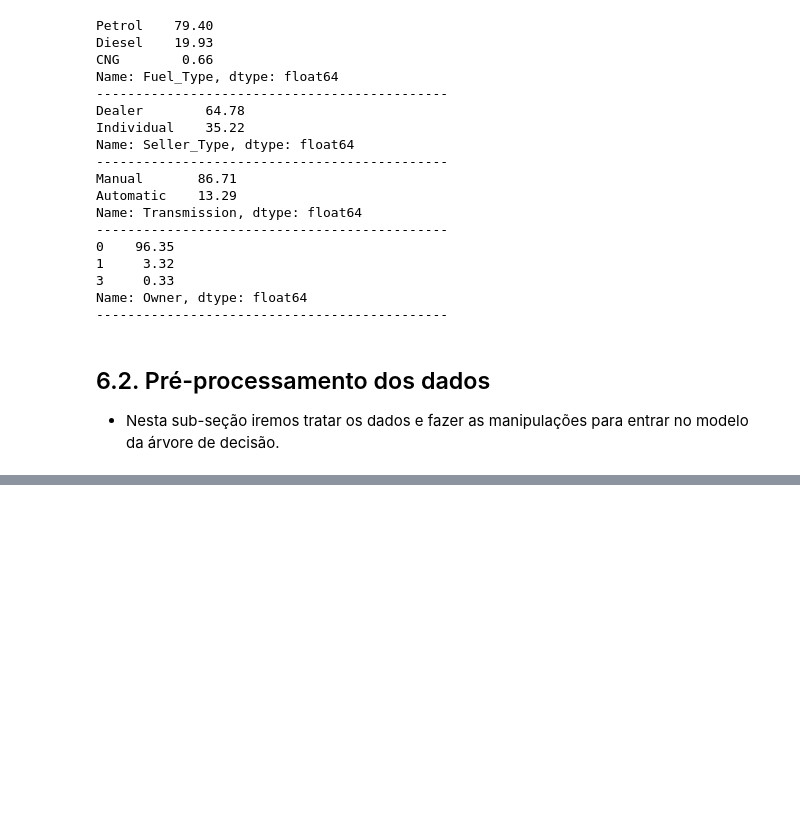
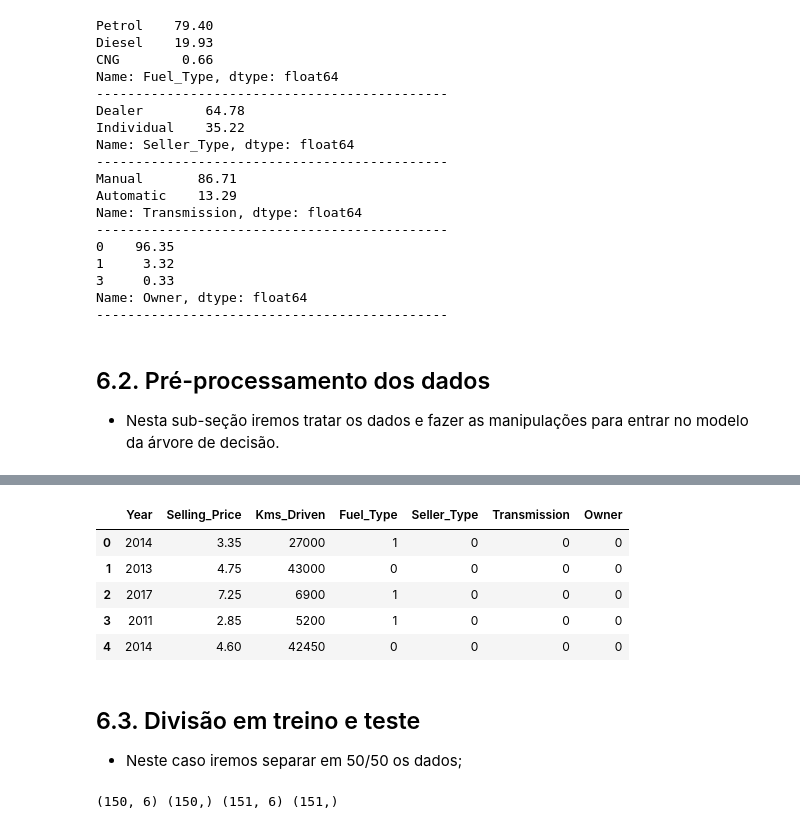
Before and after one commit to barbosarafael/Anotacoes, a Jupyter notebook: ML_Modelos/Arvore_de_decisao/arvore_de_decisao.ipynb, the cells around one changed output, grey strips where cells are left out. Saved outputs shown, nothing was run; the diff lists cells and outputs as text; code cells hidden in the pictures; blank space fills up the shorter version.

```diff
--- a/ML_Modelos/Arvore_de_decisao/arvore_de_decisao.ipynb
+++ b/ML_Modelos/Arvore_de_decisao/arvore_de_decisao.ipynb
@@ -386,0 +442,29 @@ Name: Owner, dtype: float64
+# %%
+varcat_to_num = ["Seller_Type", "Transmission"]
+
+banco[varcat_to_num] = banco[varcat_to_num].apply(lambda x: pd.factorize(x)[0])
+
+banco.head()
+# %% [output]
+|  | Year | Selling_Price | Kms_Driven | Fuel_Type | Seller_Type | Transmission | Owner |
+| 0 | 2014 | 3.35 | 27000 | 1 | 0 | 0 | 0 |
+| 1 | 2013 | 4.75 | 43000 | 0 | 0 | 0 | 0 |
+| 2 | 2017 | 7.25 | 6900 | 1 | 0 | 0 | 0 |
+| 3 | 2011 | 2.85 | 5200 | 1 | 0 | 0 | 0 |
+| 4 | 2014 | 4.60 | 42450 | 0 | 0 | 0 | 0 |
+# %% [markdown]
+## 6.3. Divisão em treino e teste
+
+- Neste caso iremos separar em 50/50 os dados;
+# %%
+from sklearn.model_selection import train_test_split
+
+x = banco.drop("Selling_Price", axis = 1)
+y = banco["Selling_Price"]
+
+
+x_treino, x_teste, y_treino, y_teste = train_test_split(x, y, train_size = 0.5, random_state = 1234)
+
+print(x_treino.shape, y_treino.shape, x_teste.shape, y_teste.shape)
+# %% [output]
+(150, 6) (150,) (151, 6) (151,)
```
Also changed, not shown: parts of 16 cells of this notebook.
